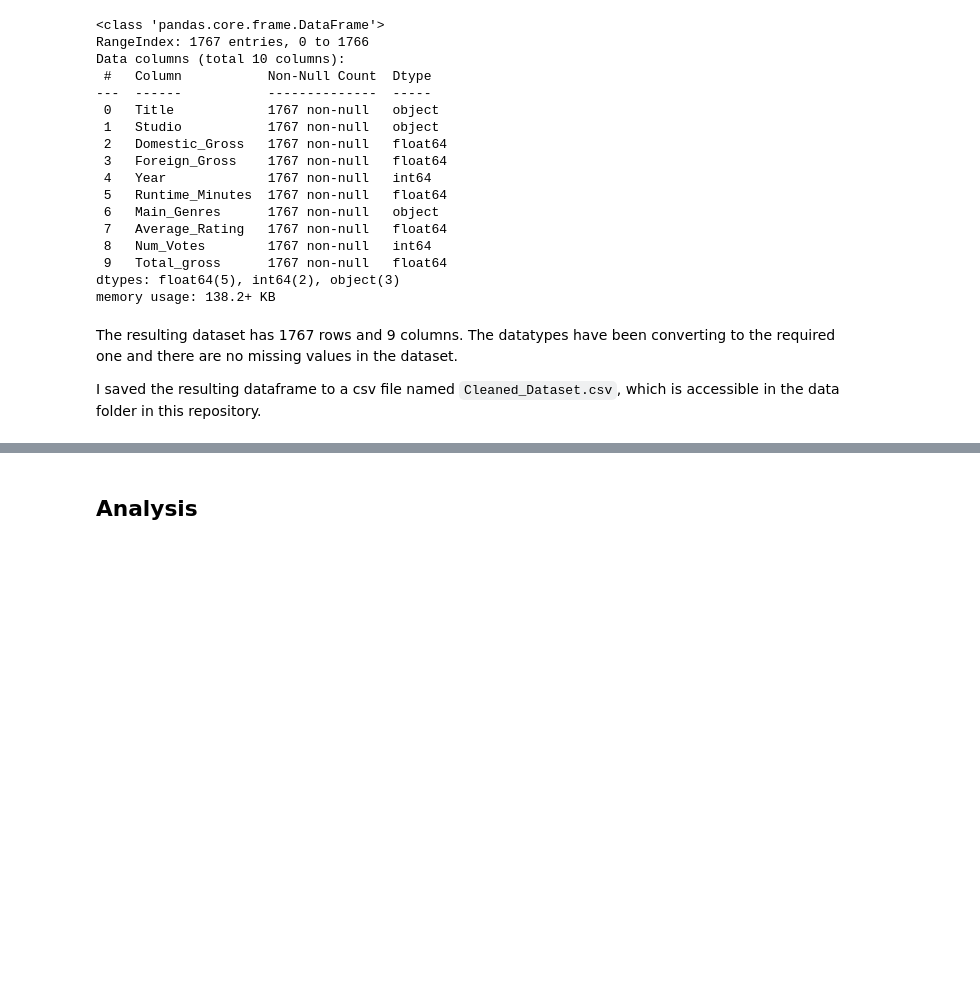
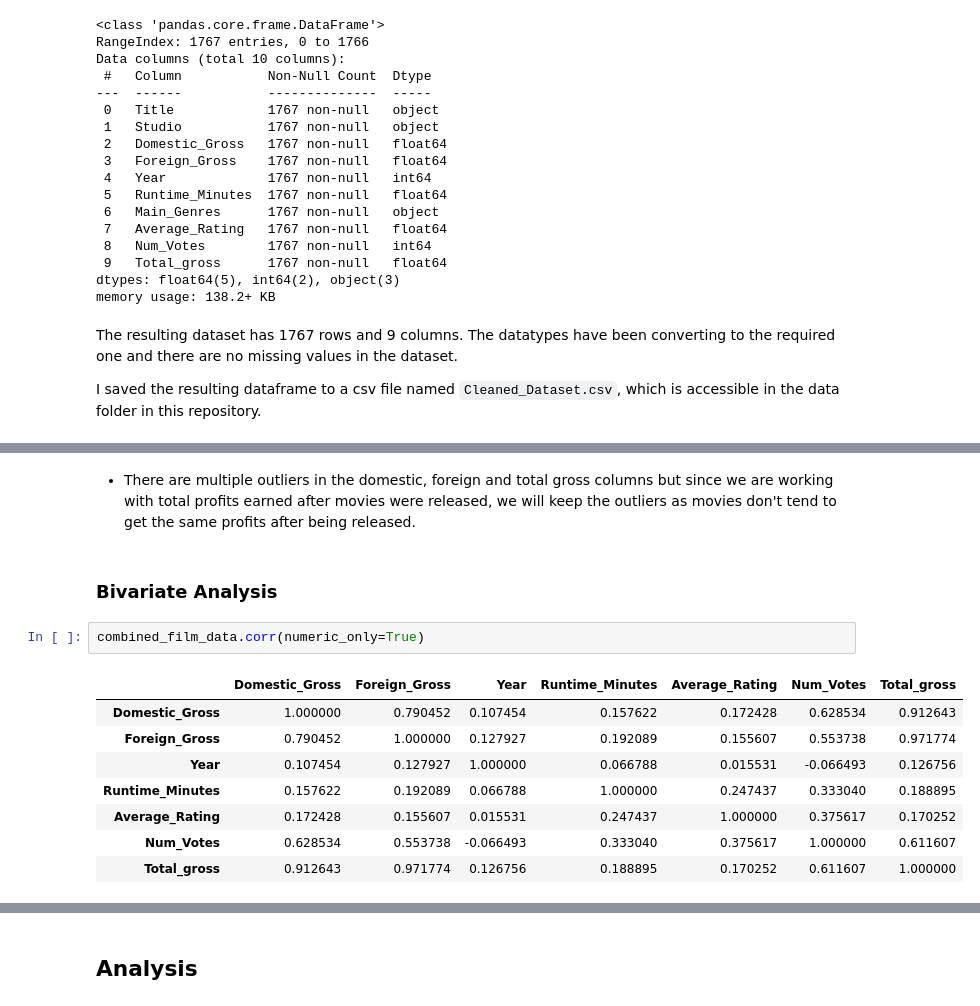
Before and after one commit to Jimmy-ai1/Independent-Project-1, a Jupyter notebook: Microsoft_Film_Creation_Strategies.ipynb, the cells around one changed output, grey strips where cells are left out. Drawn from its saved outputs; the diff is of its cells as text; blank space fills up the shorter version.

```diff
--- a/Microsoft_Film_Creation_Strategies.ipynb
+++ b/Microsoft_Film_Creation_Strategies.ipynb
@@ -350,0 +413,15 @@ I saved the resulting dataframe to a csv file named `Cleaned_Dataset.csv`, which
+# %% [markdown]
+- There are multiple outliers in the domestic, foreign and total gross columns but since we are working with total profits earned after movies were released, we will keep the outliers as movies don't tend to get the same profits after being released.
+# %% [markdown]
+### Bivariate Analysis
+# %%
+combined_film_data.corr(numeric_only=True)
+# %% [output]
+|  | Domestic_Gross | Foreign_Gross | Year | Runtime_Minutes | Average_Rating | Num_Votes | Total_gross |
+| Domestic_Gross | 1.000000 | 0.790452 | 0.107454 | 0.157622 | 0.172428 | 0.628534 | 0.912643 |
+| Foreign_Gross | 0.790452 | 1.000000 | 0.127927 | 0.192089 | 0.155607 | 0.553738 | 0.971774 |
+| Year | 0.107454 | 0.127927 | 1.000000 | 0.066788 | 0.015531 | -0.066493 | 0.126756 |
+| Runtime_Minutes | 0.157622 | 0.192089 | 0.066788 | 1.000000 | 0.247437 | 0.333040 | 0.188895 |
+| Average_Rating | 0.172428 | 0.155607 | 0.015531 | 0.247437 | 1.000000 | 0.375617 | 0.170252 |
+| Num_Votes | 0.628534 | 0.553738 | -0.066493 | 0.333040 | 0.375617 | 1.000000 | 0.611607 |
+| Total_gross | 0.912643 | 0.971774 | 0.126756 | 0.188895 | 0.170252 | 0.611607 | 1.000000 |
```
Also changed, not shown: parts of 14 cells of this notebook.
